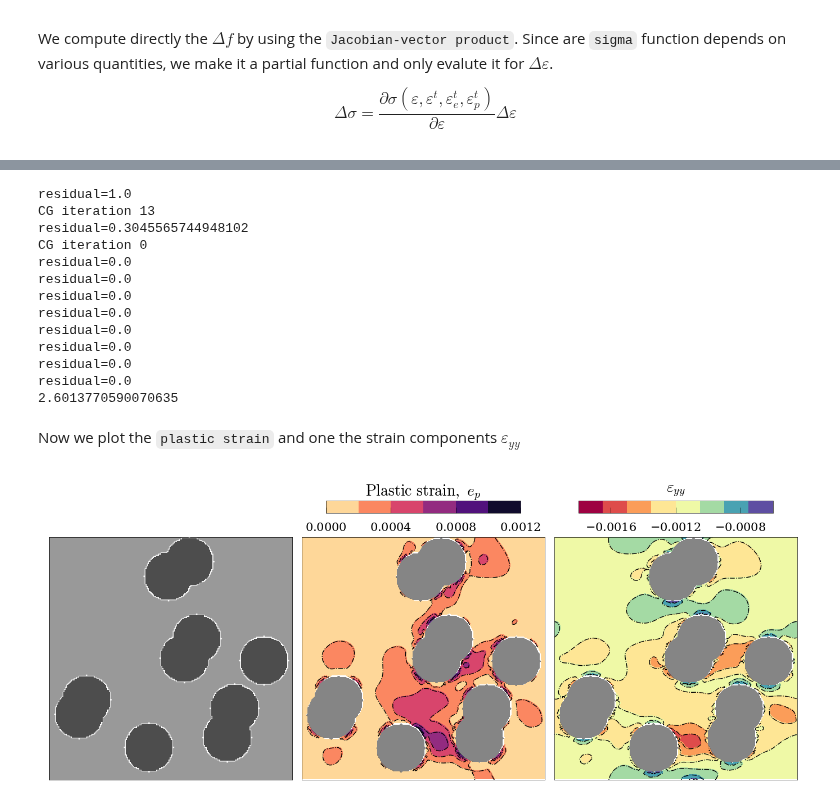
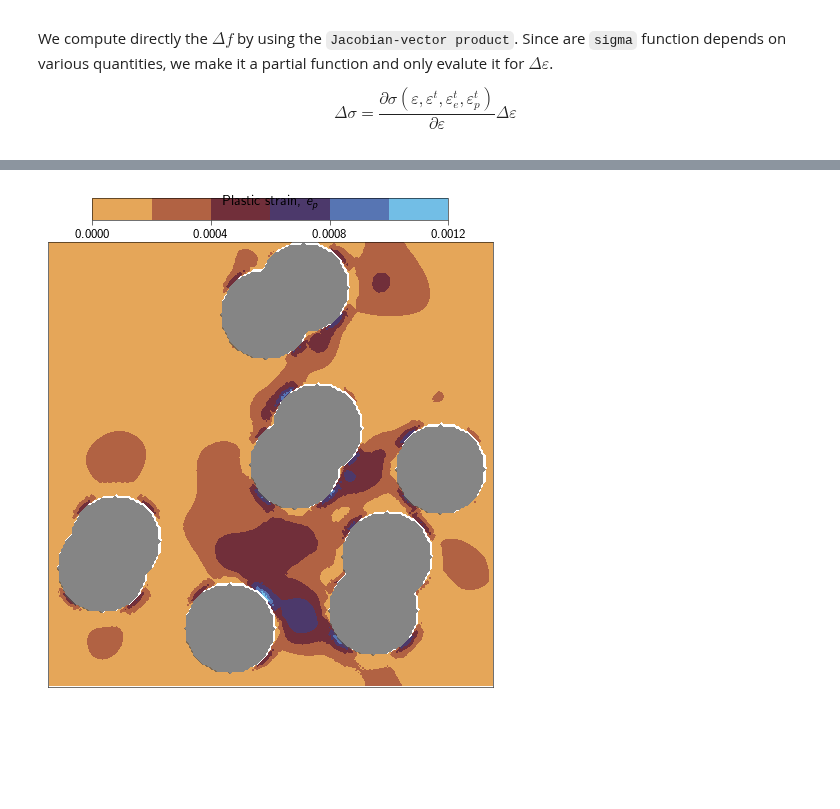
Before and after one commit to smec-ethz/xpektra, a Jupyter notebook: examples/j2_plasticity.ipynb, the cells around one changed output, grey strips where cells are left out. Drawn from its saved outputs; the diff is of its cells as text; code cells hidden in the pictures; blank space fills up the shorter version.

Commit message:
finalized plasticity example

```diff
--- a/examples/j2_plasticity.ipynb
+++ b/examples/j2_plasticity.ipynb
@@ -99,8 +81,0 @@ plt.imshow(structure)
-# %%
-ndim = len(structure.shape)
-N = structure.shape[0]
-
-# grid dimensions
-shape = [
-    N,
-] * ndim  # number of voxels in all directions
@@ -200,7 +115,3 @@ Now we define the basics of plasticity implementation:
   $$\Delta \varepsilon =  \dfrac{\langle \Phi(\sigma_{ij}, \varepsilon_{p}) \rangle_{+}}{3\mu + H}$$
 - tangent stiffness operator
   $$\mathbb{C} = \dfrac{\partial \sigma^{t+1}}{\partial \varepsilon^{t+1}} $$
-# %%
-@jax.jit
-def yield_function(ep):
-    return sigma_y + H*ep**n
@@ -361,3 +329,3 @@ En = jnp.linalg.norm(eps)
 # %%
-state = (DE, b, eps, eps_t, epse_t, ep_t, En, sig)
-state = jax.device_put(state)
+state = (deps, b, eps, eps_t, epse_t, ep_t, En, sig)
+final_state, xs = jax.lax.scan(solve_plasticity, init=state, xs=jnp.arange(0, 10))
@@ -366,23 +344,0 @@ import timeit
-# %%
-start_time = timeit.default_timer()
-
-final_state, xs = jax.lax.scan(solve_plasticity, init=state, xs=jnp.arange(0, 10))
-
-final_time = timeit.default_timer()
-print(final_time-start_time)
-# %% [output]
-residual=1.0
-CG iteration 13
-residual=0.3045565744948102
-CG iteration 0
-residual=0.0
-residual=0.0
-residual=0.0
-residual=0.0
-residual=0.0
-residual=0.0
-residual=0.0
-residual=0.0
-2.6013770590070635
-# %% [markdown]
-Now we plot the `plastic strain` and one the strain components $\varepsilon_{yy}$
@@ -395,56 +345,36 @@ normal_epsilon_yy = np.loadtxt('./additional_data/normal_strain.txt')
 # %%
-fig = plt.figure(figsize=set_size(width='two-column', fraction=0.95, height_ratio=0.45),
-                 constrained_layout=True, dpi=200)
-gs1 = GridSpec(1, 3, figure=fig, width_ratios=[1, 1, 1])
+import matplotlib.ticker as ticker
 
-ax = fig.add_subplot(gs1[0, 0])
+quantity = np.ma.array(final_state[5], mask=structure)
+vmin = np.min(quantity)
+vmax = np.max(quantity)
 
-ax.imshow(1-structure, alpha=0.4,  cmap='Greys', zorder=30, origin='lower')
-ax.imshow(np.ma.array(structure[:, :], mask=1-structure), alpha=0.7,  cmap='Greys_r', zorder=30, origin='lower')
-
-ax.axes.get_xaxis().set_visible(False)
-ax.axes.get_yaxis().set_visible(False)
-
-ax = fig.add_subplot(gs1[0, 1])
-
+plt.style.use(STYLE_PATH)
+fig = plt.figure( figsize=(6, 5), constrained_layout=True, dpi=100)
+ax = plt.axes()
 ax.contourf(np.ma.array(structure[:, :], mask=1-structure), alpha=0.7,  cmap='Greys_r', zorder=30)
-#plot_contourf(fig=fig, ax=ax,
-#            quantity=np.ma.array(final_state[5], mask=structure),
-#            title=r'$\mathrm{Plastic~strain,}~e_p$', cmap='magma_r', levels=6)
 title=r'$\mathrm{Plastic~strain,}~e_p$'
 quantity = np.ma.array(final_state[5], mask=structure)
 vmin = np.min(quantity)
 vmax = np.max(quantity)
 
-cs = ax.contourf(quantity, origin='lower', cmap='magma_r',  levels=6 )
+cs = ax.contourf(quantity, origin='lower', cmap=cmc.managua,  levels=6 )
 cs2 = ax.contour(quantity, origin='lower', colors='k', levels=6, linestyles='dashdot',  linewidths=0.0001, alpha=0  )#, vmin=vmin, vmax=vmax, zorder=1, levels=8)
 ax.axes.get_xaxis().set_visible(False)
 ax.axes.get_yaxis().set_visible(False)
 
-axins1 = ax.inset_axes([0.1, 1.1, 0.8, 0.05])
+axins1 = ax.inset_axes([0.1, 1.05, 0.8, 0.05])
 
 cbar = fig.colorbar(cs, cax=axins1, pad=0.05,
                       fraction=0.025, shrink=.5, orientation="horizontal")
 tick_locator = ticker.MaxNLocator(nbins=3)
 cbar.locator = tick_locator
 cbar.update_ticks()
 cbar.set_label(title, fontsize=10, labelpad=-32, y=0.85)
 cbar.ax.yaxis.set_offset_position('right')
 
 
-CS=ax.contour(np.ma.array(normal_plastic_strain, mask=structure), alpha=1,  colors='k', zorder=30, linewidths=0.5, linestyles='dashdot', levels=cs2.levels[1:])
 ax.set_aspect(1/ax.get_data_ratio())
-
-ax = fig.add_subplot(gs1[0, 2])
-
-ax.contourf(np.ma.array(structure[:, :], mask=1-structure), alpha=0.7,  cmap='Greys_r', zorder=30)
-plot_contourf(fig=fig, ax=ax,
-            quantity=np.ma.array(final_state[2].at[1, 1].get(), mask=structure),
-            title=r'$\varepsilon_{yy}$', cmap='Spectral', levels=6)
-ax.contour(np.ma.array(normal_epsilon_yy, mask=structure), alpha=1,  colors='black', zorder=30, linewidths=0.5, levels=6, linestyles='dashdot',)
-ax.set_aspect(1/ax.get_data_ratio())
-
-plt.savefig('./figs/paper_j2_plasticity.svg', dpi=200)
 plt.show()
 # %% [output]
-[figure, old version]
+[figure, new version]
```
Also changed, not shown: parts of 29 cells of this notebook, 4 other files.
